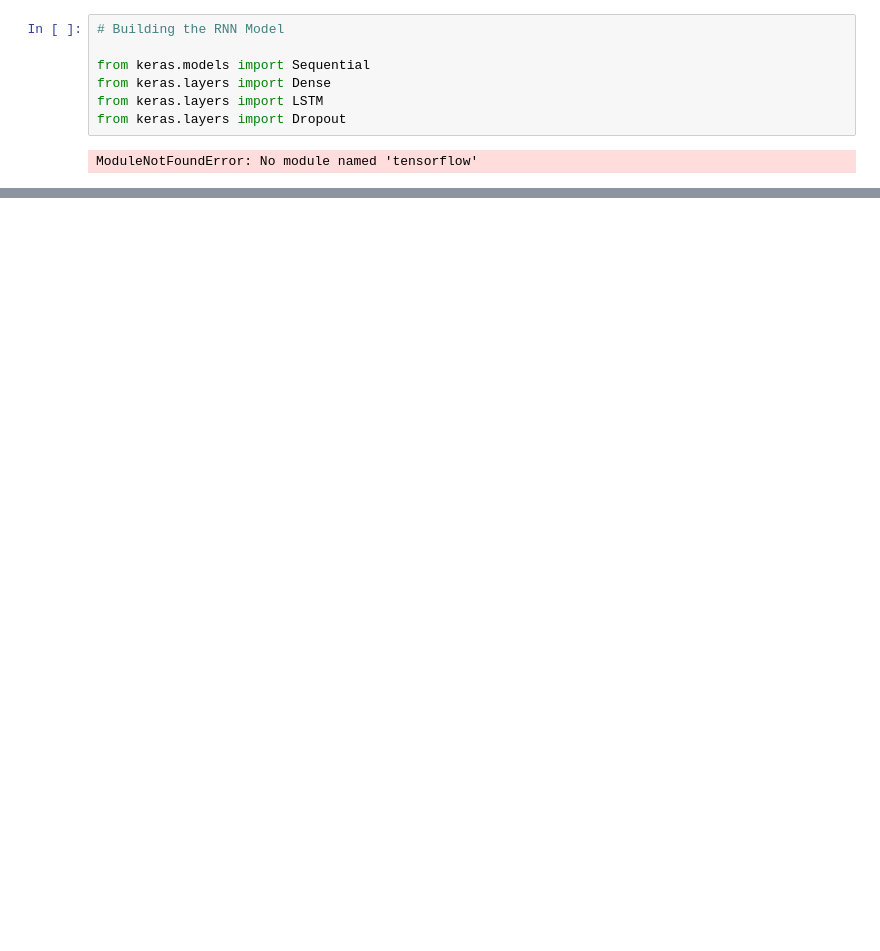
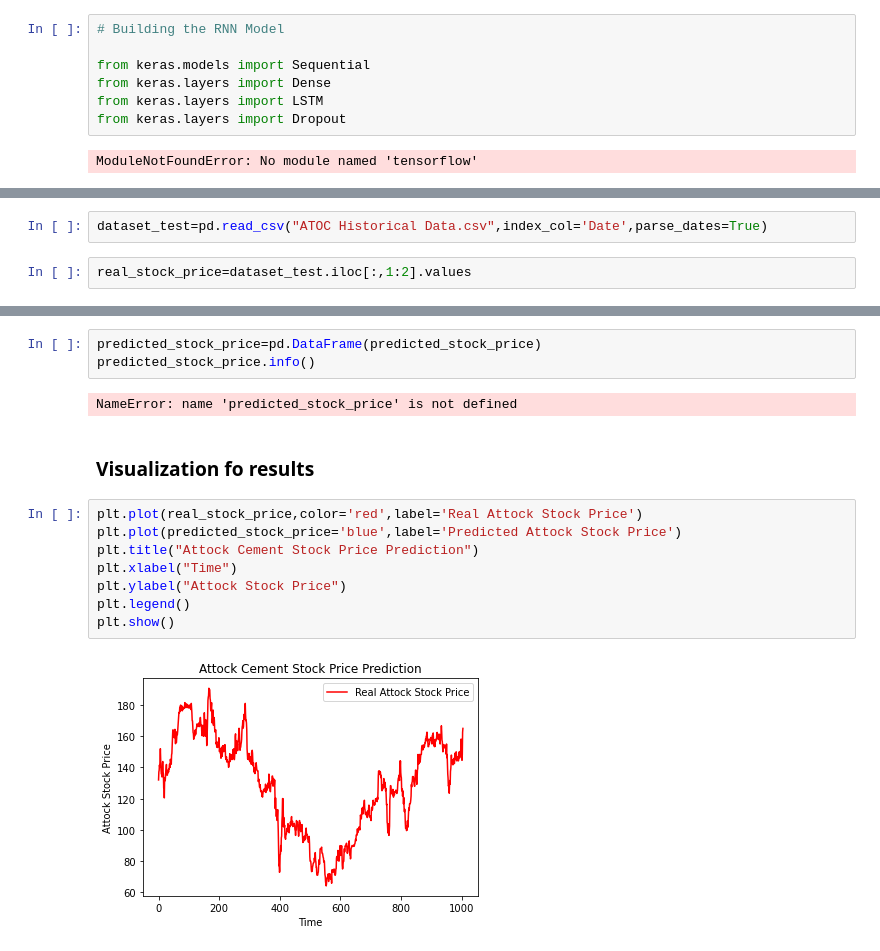
Before and after one commit to UmairKhankhail/Attock-Cement-Stocks-Prediction, a Jupyter notebook: Attock Cement Stocks Prediction.ipynb, the cells around one changed output, grey strips where cells are left out. Saved outputs shown, nothing was run; the diff lists cells and outputs as text; blank space fills up the shorter version.

```diff
--- a/Attock Cement Stocks Prediction.ipynb
+++ b/Attock Cement Stocks Prediction.ipynb
@@ -166,0 +218,4 @@ ModuleNotFoundError: No module named 'tensorflow'
+# %%
+dataset_test=pd.read_csv("ATOC Historical Data.csv",index_col='Date',parse_dates=True)
+# %%
+real_stock_price=dataset_test.iloc[:,1:2].values
@@ -166,0 +281,17 @@ ModuleNotFoundError: No module named 'tensorflow'
+# %%
+predicted_stock_price=pd.DataFrame(predicted_stock_price)
+predicted_stock_price.info()
+# %% [output]
+NameError: name 'predicted_stock_price' is not defined
+# %% [markdown]
+### Visualization fo results
+# %%
+plt.plot(real_stock_price,color='red',label='Real Attock Stock Price')
+plt.plot(predicted_stock_price='blue',label='Predicted Attock Stock Price')
+plt.title("Attock Cement Stock Price Prediction")
+plt.xlabel("Time")
+plt.ylabel("Attock Stock Price")
+plt.legend()
+plt.show()
+# %% [output]
+[figure, added]
```
Also changed, not shown: parts of 15 cells of this notebook.
